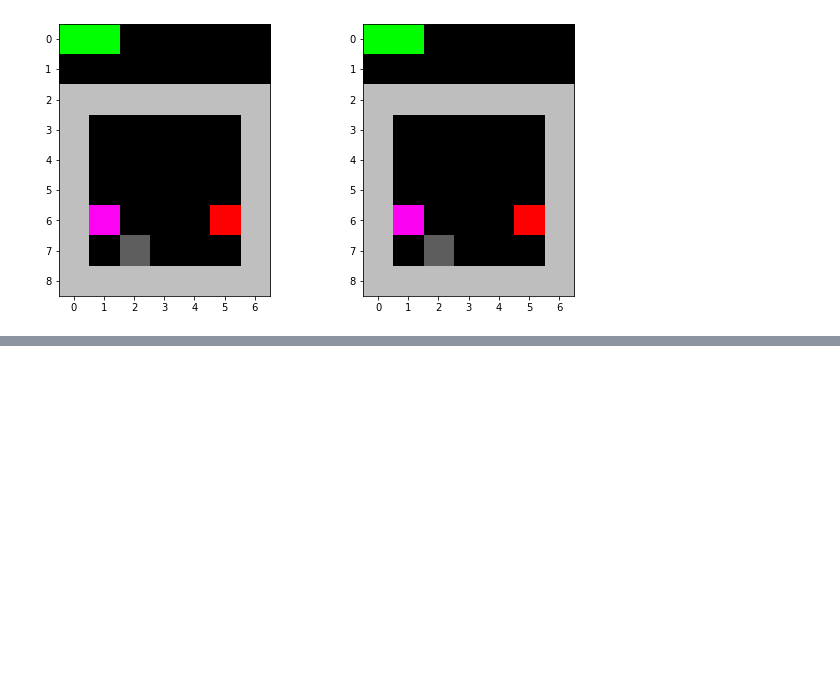
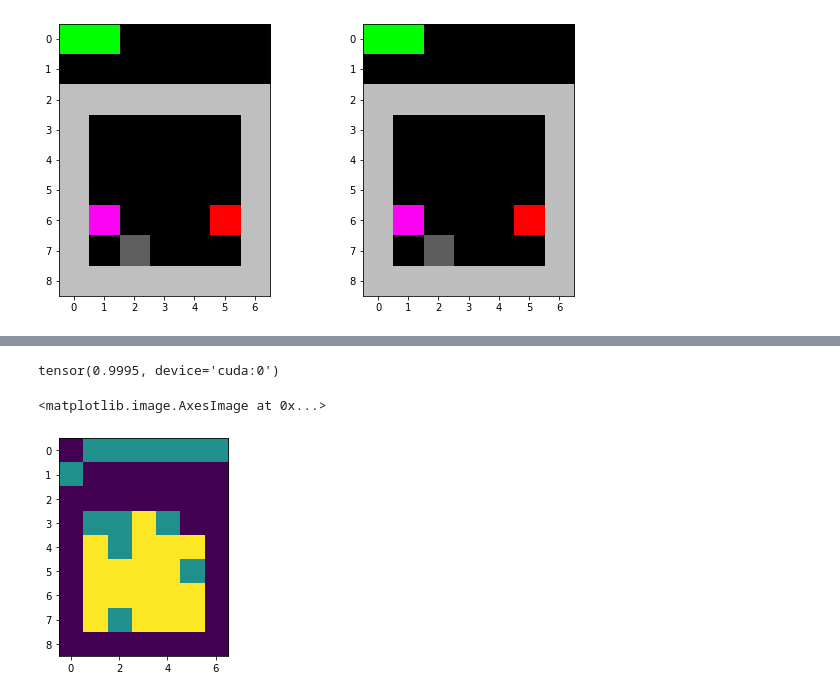
Before and after one commit to sergeivolodin/causality-disentanglement-rl, a Jupyter notebook: debug/siamese_stupid_tests-kc.ipynb, the cells around one changed output, grey strips where cells are left out. Saved outputs shown, nothing was run; the diff lists cells and outputs as text; code cells hidden in the pictures; blank space fills up the shorter version.

```diff
--- a/debug/siamese_stupid_tests-kc.ipynb
+++ b/debug/siamese_stupid_tests-kc.ipynb
@@ -686,0 +724,46 @@ for _ in range(3):
+# %%
+ox_dec = l.reconstructor(l.decoder(ox))
+# %%
+def thr_half(tensor):
+    """Get the middle between min/max over batch dimension."""
+    m = tensor.min(0, keepdim=True).values
+    M = tensor.max(0, keepdim=True).values
+    return m, (M - m) / 2.0
+
+def delta_01_obs(obs, rec_dec_obs):
+    """Compute accuracy between observations and reconstructed observations."""
+    m1, d1 = thr_half(obs)
+    thr1 = m1 + d1
+
+    m2, d2 = thr_half(rec_dec_obs)
+    thr2 = m2 + d2
+
+    delta_01 = 1. * ((obs > thr1) == (rec_dec_obs > thr2))
+    delta_01 = torch.where(d1.repeat(obs.shape[0], 1) != 0,
+                           delta_01, torch.ones_like(delta_01))
+    delta_01_agg = delta_01.mean(1).mean(0)
+    return delta_01_agg
+# %%
+delta_01_obs(ox, ox_dec)
+# %% [output]
+tensor(0.9995, device='cuda:0')
+# %%
+obs = ox
+rec_dec_obs = ox_dec
+
+m1, d1 = thr_half(obs)
+thr1 = m1 + d1
+
+m2, d2 = thr_half(rec_dec_obs)
+thr2 = m2 + d2
+
+delta_01 = 1. * ((obs > thr1) == (rec_dec_obs > thr2))
+delta_01 = torch.where(d1.repeat(obs.shape[0], 1) != 0,
+                       delta_01, torch.ones_like(delta_01))
+# %%
+h, w, c = l.env.engine._observation.shape
+# %%
+plt.imshow((delta_01.mean(0) < 1).detach().cpu().numpy().reshape(h, w, c).mean(axis=2))
+# %% [output]
+<matplotlib.image.AxesImage at 0x...>
+[figure, added]
```
Also changed, not shown: parts of 7 cells of this notebook, 4 other files.
